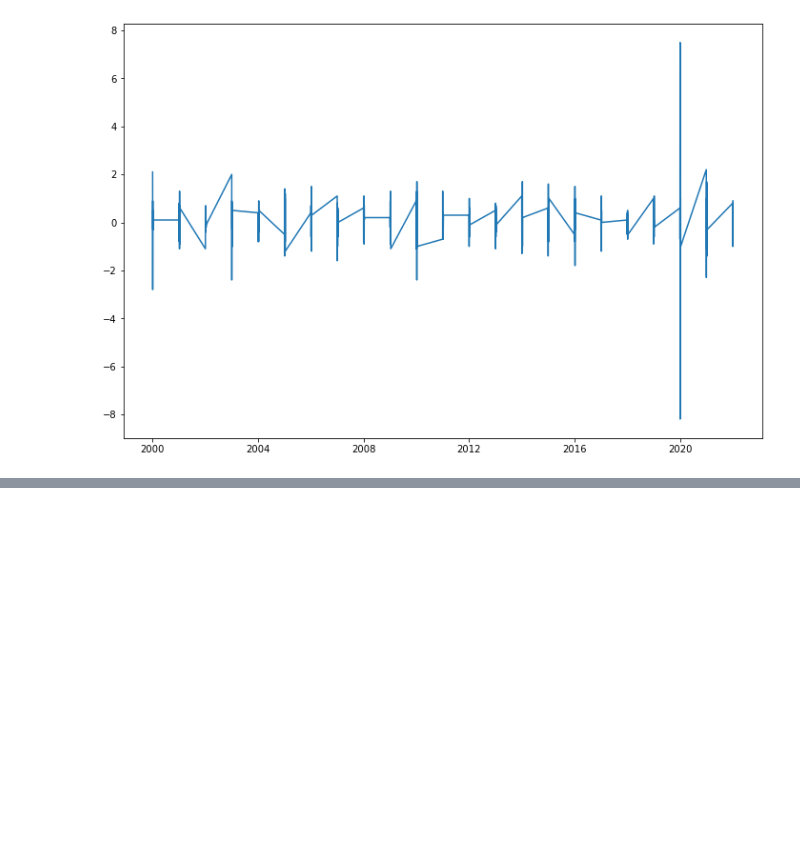
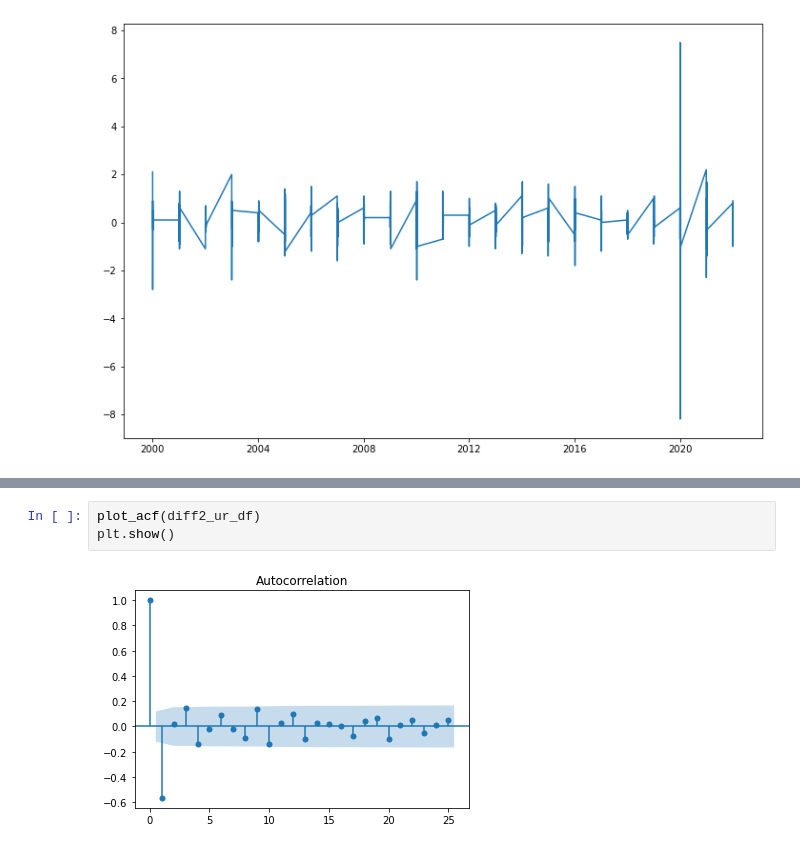
Before and after one commit to KitwanaSh/Sentiment_analysis, a Jupyter notebook: unemployment_bach.ipynb, the cells around one changed output, grey strips where cells are left out. Cells and saved outputs as stored; diff of their text form; blank space fills up the shorter version.

```diff
--- a/unemployment_bach.ipynb
+++ b/unemployment_bach.ipynb
@@ -67,0 +77,5 @@ plt.show()
+# %%
+plot_acf(diff2_ur_df)
+plt.show()
+# %% [output]
+[figure, added]
```
Also changed, not shown: parts of 4 cells of this notebook.
